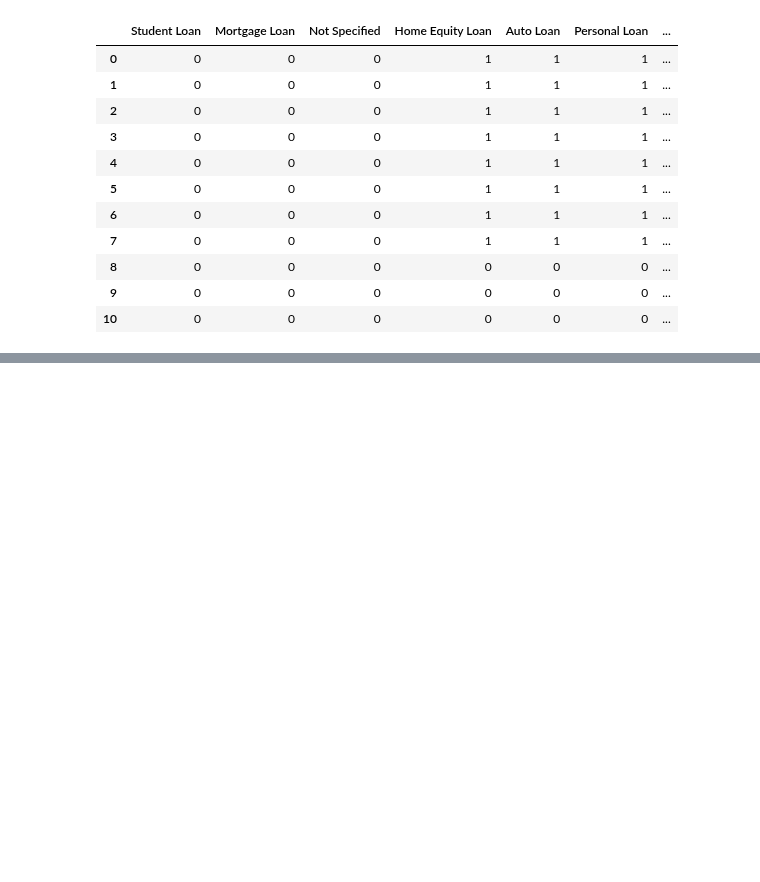
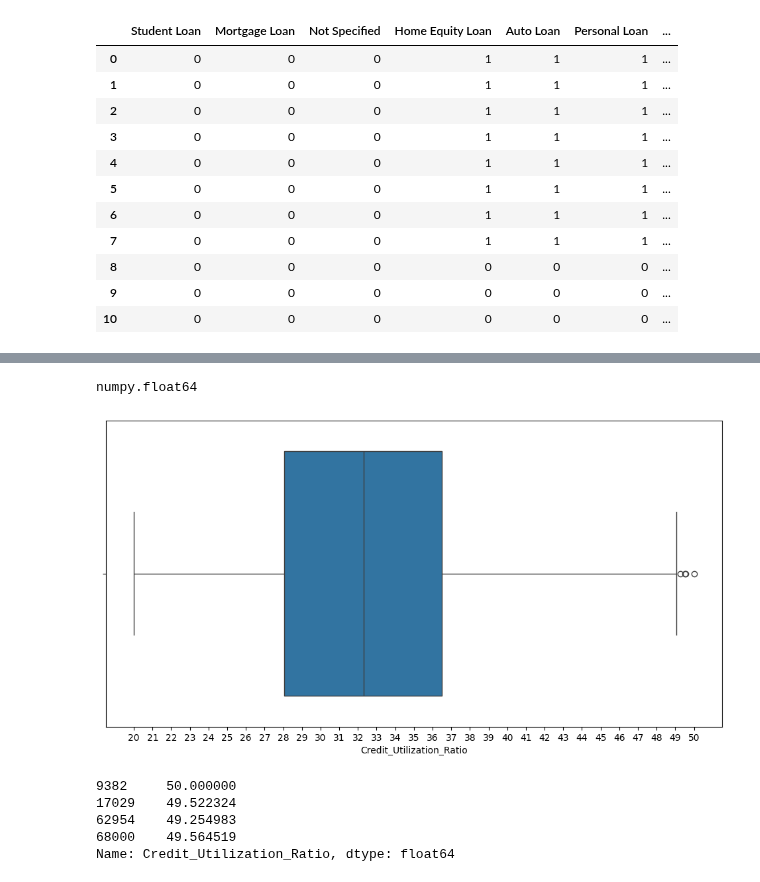
Before and after one commit to Ghukii/TMP-4sem-, a Jupyter notebook: Задание_6/Задание_6_13.ipynb, the cells around one changed output, grey strips where cells are left out. Saved outputs shown, nothing was run; the diff lists cells and outputs as text; code cells hidden in the pictures; blank space fills up the shorter version.

```diff
--- a/Задание_6/Задание_6_13.ipynb
+++ b/Задание_6/Задание_6_13.ipynb
@@ -645,0 +656,27 @@ dtype: int64
+# %%
+type(df['Credit_Utilization_Ratio'][0])
+# %% [output]
+numpy.float64
+# %%
+plt.figure(figsize=(12, 6))
+sns.boxplot(x=df['Credit_Utilization_Ratio'])
+plt.xticks(np.arange(20, 51, 1))
+plt.show()
+# %% [output]
+[figure, added]
+# %%
+Q1 = df['Credit_Utilization_Ratio'].quantile(0.25)
+Q3 = df['Credit_Utilization_Ratio'].quantile(0.75)
+IQR = Q3 - Q1
+lower_bound = Q1 - 1.5 * IQR
+upper_bound = Q3 + 1.5 * IQR
+
+df.loc[(df['Credit_Utilization_Ratio'] < lower_bound) | (df['Credit_Utilization_Ratio'] > upper_bound), 'Credit_Utilization_Ratio']
+#outliers = df[(df['Credit_Utilization_Ratio'] < lower_bound) | (df['Credit_Utilization_Ratio'] > upper_bound)]
+#print(outliers['Credit_Utilization_Ratio'])
+# %% [output]
+9382     50.000000
+17029    49.522324
+62954    49.254983
+68000    49.564519
+Name: Credit_Utilization_Ratio, dtype: float64
```
Also changed, not shown: parts of 3 cells of this notebook.
